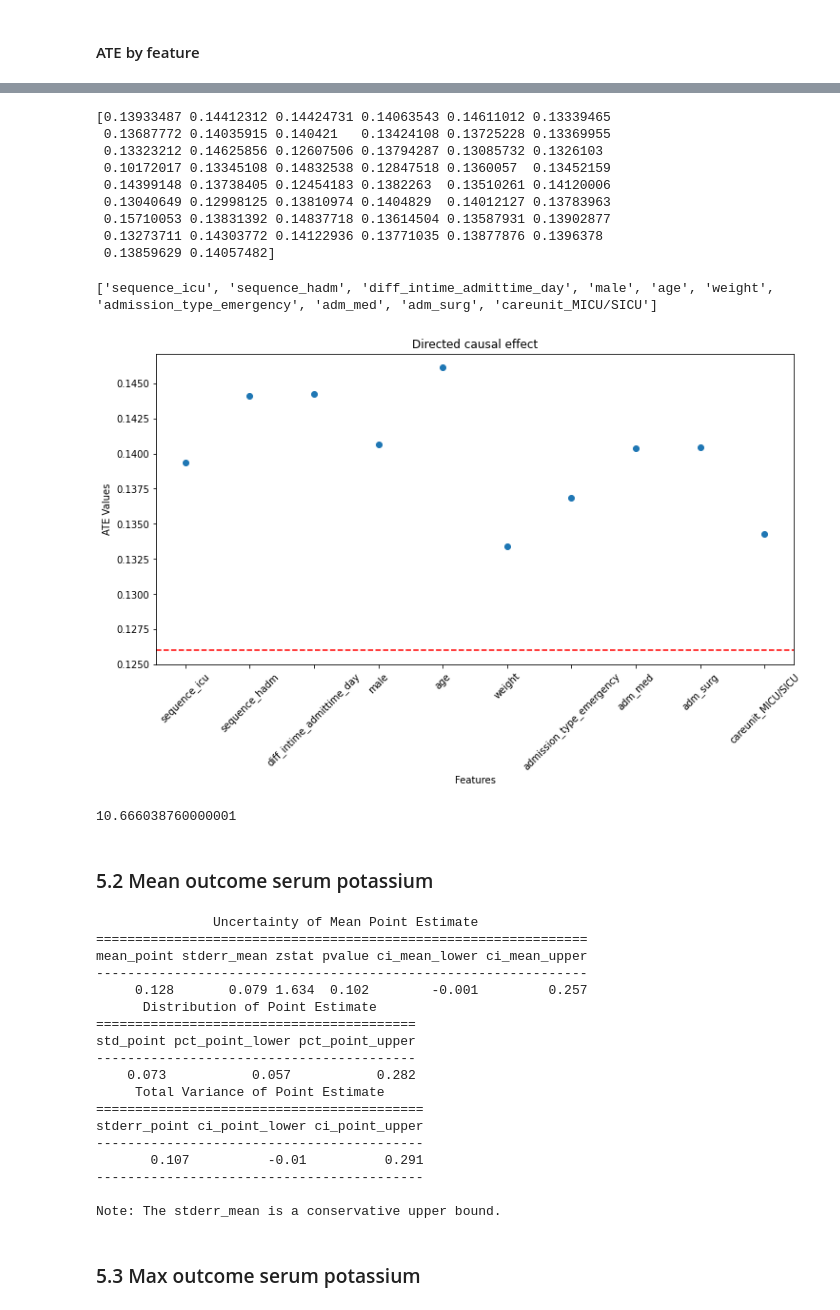
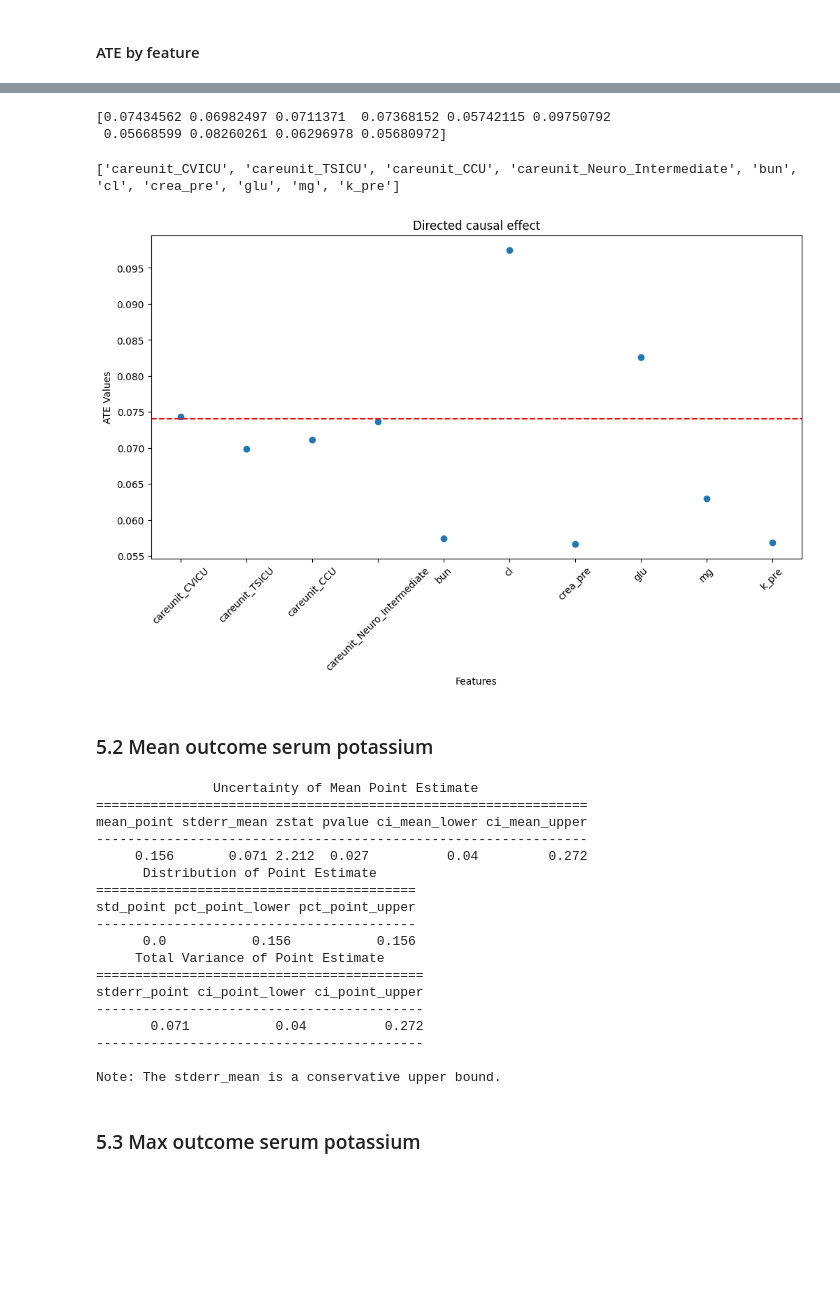
Before and after one commit to miacatharina/mimic-code, a Jupyter notebook: Selected_estimators_evaluation.ipynb, the cells around one changed output, grey strips where cells are left out. Saved outputs shown, nothing was run; the diff lists cells and outputs as text; code cells hidden in the pictures; blank space fills up the shorter version.

```diff
--- a/Selected_estimators_evaluation.ipynb
+++ b/Selected_estimators_evaluation.ipynb
@@ -2300,8 +2216,8 @@ XTY_train, XTY_test = train_test_split(XTY, test_size=0.2, random_state=123)
 #Build a model
 Y_train = XTY_train["0_3_min_k"].to_numpy()
 T_train = XTY_train["treated"].to_numpy()
-X_train= XTY_train[W_columns].to_numpy().reshape(-1, 50)
-X_test = XTY_test[W_columns].to_numpy().reshape(-1, 50)
+X_train= XTY_train[W_columns]
+X_test = XTY_test[W_columns]
 # %%
 #Estimate the effect
 cv = KFold(n_splits=3, shuffle=True, random_state=123)
@@ -2333,6 +2249,8 @@ Note: The stderr_mean is a conservative upper bound.
 # %% [markdown]
 #### ATE by feature
 # %%
+X_train= XTY_train[W_columns].to_numpy()
+X_test = XTY_test[W_columns].to_numpy()
 #ATE by feature
 ATE_by_feature = []
 inference_results = []
@@ -2401,37 +2324,25 @@ print(W_columns)
 # %%
-ATE_by_feature_10 = ATE_by_feature[0:10]
-print(ATE_by_feature)
+ATE_by_feature_10 = ATE_by_feature[10:20]
+print(ATE_by_feature_10)
 # %% [output]
-[0.13933487 0.14412312 0.14424731 0.14063543 0.14611012 0.13339465
- 0.13687772 0.14035915 0.140421   0.13424108 0.13725228 0.13369955
- 0.13323212 0.14625856 0.12607506 0.13794287 0.13085732 0.1326103
- 0.10172017 0.13345108 0.14832538 0.12847518 0.1360057  0.13452159
- 0.14399148 0.13738405 0.12454183 0.1382263  0.13510261 0.14120006
- 0.13040649 0.12998125 0.13810974 0.1404829  0.14012127 0.13783963
- 0.15710053 0.13831392 0.14837718 0.13614504 0.13587931 0.13902877
- 0.13273711 0.14303772 0.14122936 0.13771035 0.13877876 0.1396378
- 0.13859629 0.14057482]
+[0.07434562 0.06982497 0.0711371  0.07368152 0.05742115 0.09750792
+ 0.05668599 0.08260261 0.06296978 0.05680972]
 # %%
-W_columns_10 = W_columns[0:10]
+W_columns_10 = W_columns[10:20]
 print(W_columns_10)
 # %% [output]
-['sequence_icu', 'sequence_hadm', 'diff_intime_admittime_day', 'male', 'age', 'weight', 'admission_type_emergency', 'adm_med', 'adm_surg', 'careunit_MICU/SICU']
+['careunit_CVICU', 'careunit_TSICU', 'careunit_CCU', 'careunit_Neuro_Intermediate', 'bun', 'cl', 'crea_pre', 'glu', 'mg', 'k_pre']
 # %%
 plt.figure(figsize=(12, 6))
 plt.plot(W_columns_10, ATE_by_feature_10, 'o')
 plt.xlabel("Features")
 plt.ylabel("ATE Values")
 plt.title("Directed causal effect")
 plt.xticks(rotation=45)
-plt.axhline(y=0.126, linestyle='--', color='red')  # Add a dashed horizontal line
+plt.axhline(y=0.074, linestyle='--', color='red')  # Add a dashed horizontal line
 plt.show()
 # %% [output]
-[figure, old version]
+[figure, new version]
-# %%
-original_ATE = (0.14611012 * (91 - 18))
-print(original_ATE)
-# %% [output]
-10.666038760000001
 # %% [markdown]
 ### 5.2 Mean outcome serum potassium
 # %%
@@ -2443,7 +2354,6 @@ X_test = XTY_test[W_columns].to_numpy().reshape(-1, 50)
 # %%
 #Estimate the effect
-cv = KFold(n_splits=3, shuffle=True, random_state=123)
-forestdrl = ForestDRLearner(model_regression=model_ytb, model_propensity=model_tb, cv=cv, min_samples_leaf=10, verbose=0, min_weight_fraction_leaf=.005, random_state=seed)
+forestdrl = ForestDRLearner(model_regression=model_ytb, model_propensity=model_tb, cv=4, min_samples_leaf=200, verbose=0, random_state=seed)
 forestdrl.fit(Y_train, T_train, X=X_train, cache_values=True)
 forestdrl_te = forestdrl.effect(X_test)
 forestdrl_te_inference = forestdrl.effect_inference(X_test).population_summary(alpha=0.1, value=0, decimals=3, tol=0.001)
@@ -2453,17 +2363,17 @@ print(forestdrl_te_inference)
 ===============================================================
 mean_point stderr_mean zstat pvalue ci_mean_lower ci_mean_upper
 ---------------------------------------------------------------
-     0.128       0.079 1.634  0.102        -0.001         0.257
+     0.156       0.071 2.212  0.027          0.04         0.272
       Distribution of Point Estimate
 =========================================
 std_point pct_point_lower pct_point_upper
 -----------------------------------------
-    0.073           0.057           0.282
+      0.0           0.156           0.156
      Total Variance of Point Estimate
 ==========================================
 stderr_point ci_point_lower ci_point_upper
 ------------------------------------------
-       0.107          -0.01          0.291
+       0.071           0.04          0.272
 ------------------------------------------
 
 Note: The stderr_mean is a conservative upper bound.
```
Also changed, not shown: parts of 354 cells of this notebook.
